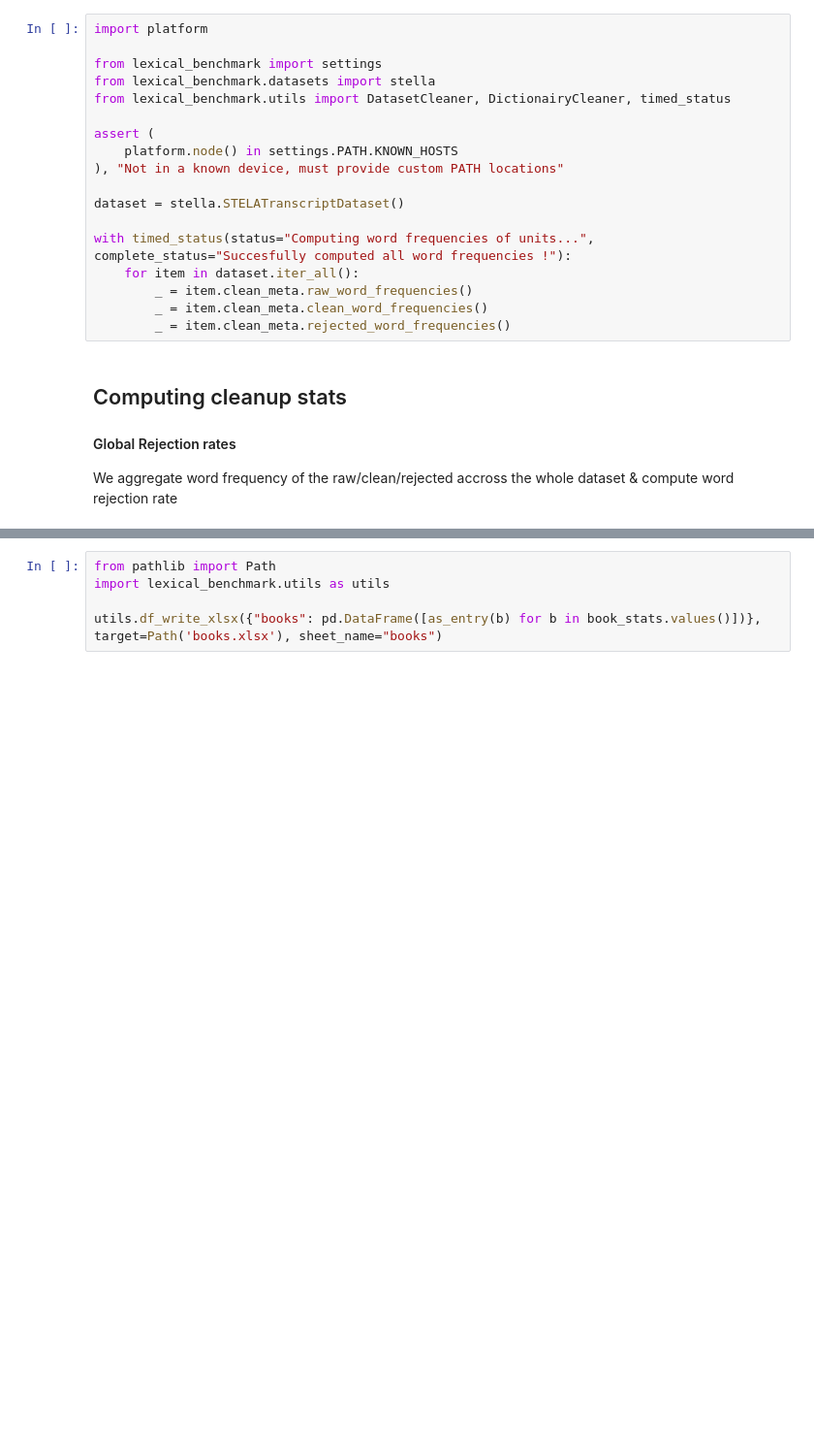
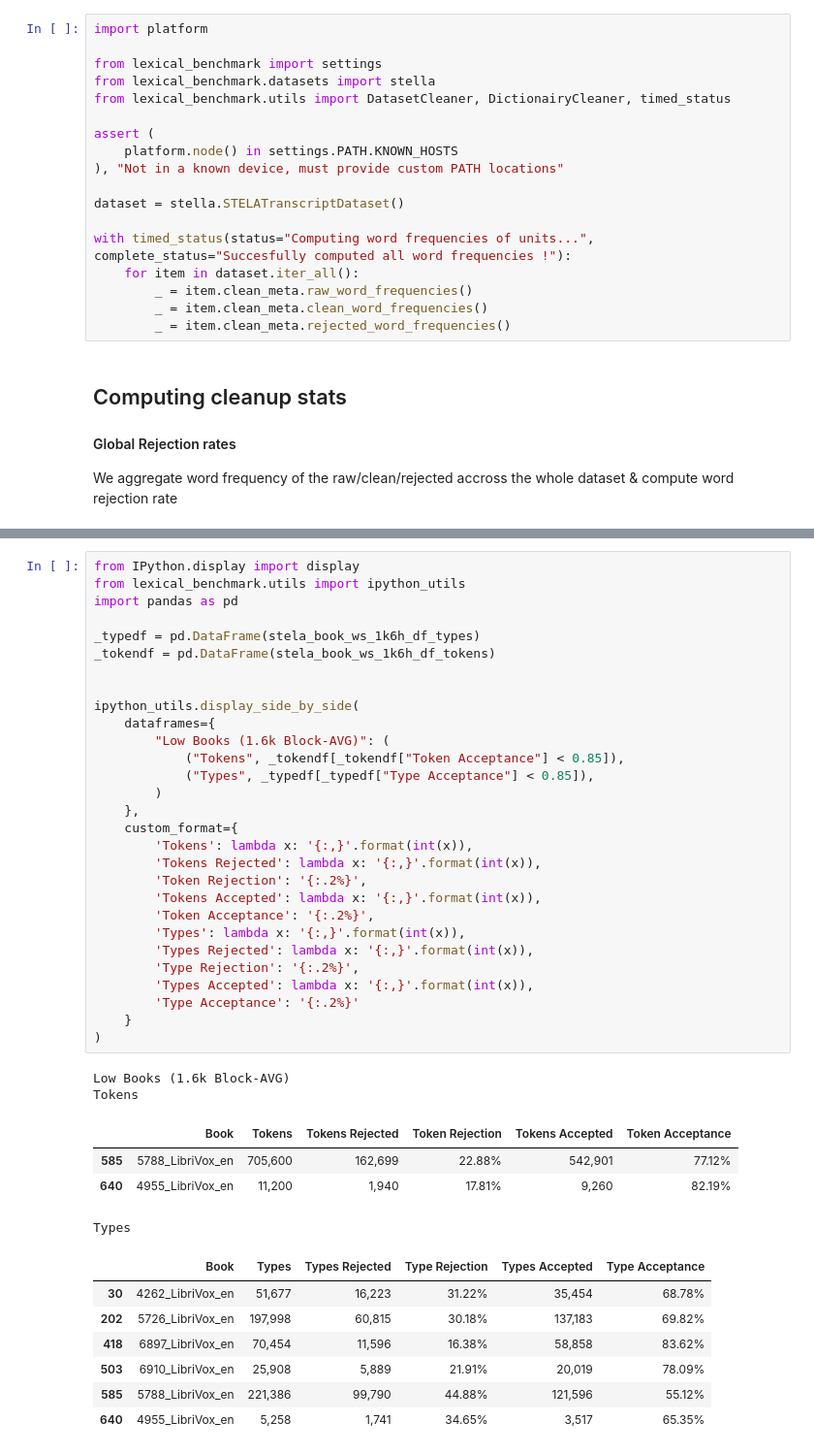
Before and after one commit to nhamilakis/Lexical-benchmark, a Jupyter notebook: notebooks/STELA.ipynb, the cells around one changed output, grey strips where cells are left out. Shown at 97% size. Cells and saved outputs as stored; diff of their text form; blank space fills up the shorter version.

```diff
--- a/notebooks/STELA.ipynb
+++ b/notebooks/STELA.ipynb
@@ -728,6 +531,44 @@ ipython_utils.display_dataframes(
 [interactive output not drawn]
-# %%
-from pathlib import Path
-import lexical_benchmark.utils as utils
-
-utils.df_write_xlsx({"books": pd.DataFrame([as_entry(b) for b in book_stats.values()])}, target=Path('books.xlsx'), sheet_name="books")
+# %%
+from IPython.display import display
+from lexical_benchmark.utils import ipython_utils
+import pandas as pd
+
+_typedf = pd.DataFrame(stela_book_ws_1k6h_df_types)
+_tokendf = pd.DataFrame(stela_book_ws_1k6h_df_tokens)
+
+
+ipython_utils.display_side_by_side(
+    dataframes={
+        "Low Books (1.6k Block-AVG)": (
+            ("Tokens", _tokendf[_tokendf["Token Acceptance"] < 0.85]),
+            ("Types", _typedf[_typedf["Type Acceptance"] < 0.85]),
+        )
+    },
+    custom_format={
+        'Tokens': lambda x: '{:,}'.format(int(x)),
+        'Tokens Rejected': lambda x: '{:,}'.format(int(x)),
+        'Token Rejection': '{:.2%}',
+        'Tokens Accepted': lambda x: '{:,}'.format(int(x)),
+        'Token Acceptance': '{:.2%}',
+        'Types': lambda x: '{:,}'.format(int(x)),
+        'Types Rejected': lambda x: '{:,}'.format(int(x)),
+        'Type Rejection': '{:.2%}',
+        'Types Accepted': lambda x: '{:,}'.format(int(x)),
+        'Type Acceptance': '{:.2%}'
+    }
+)
+# %% [output]
+Low Books (1.6k Block-AVG)
+Tokens
+|  | Book | Tokens | Tokens Rejected | Token Rejection | Tokens Accepted | Token Acceptance |
+| 585 | 5788_LibriVox_en | 705,600 | 162,699 | 22.88% | 542,901 | 77.12% |
+| 640 | 4955_LibriVox_en | 11,200 | 1,940 | 17.81% | 9,260 | 82.19% |
+Types
+|  | Book | Types | Types Rejected | Type Rejection | Types Accepted | Type Acceptance |
+| 30 | 4262_LibriVox_en | 51,677 | 16,223 | 31.22% | 35,454 | 68.78% |
+| 202 | 5726_LibriVox_en | 197,998 | 60,815 | 30.18% | 137,183 | 69.82% |
+| 418 | 6897_LibriVox_en | 70,454 | 11,596 | 16.38% | 58,858 | 83.62% |
+| 503 | 6910_LibriVox_en | 25,908 | 5,889 | 21.91% | 20,019 | 78.09% |
+| 585 | 5788_LibriVox_en | 221,386 | 99,790 | 44.88% | 121,596 | 55.12% |
+| 640 | 4955_LibriVox_en | 5,258 | 1,741 | 34.65% | 3,517 | 65.35% |
```
Also changed, not shown: parts of 15 cells of this notebook, 2 other files.
